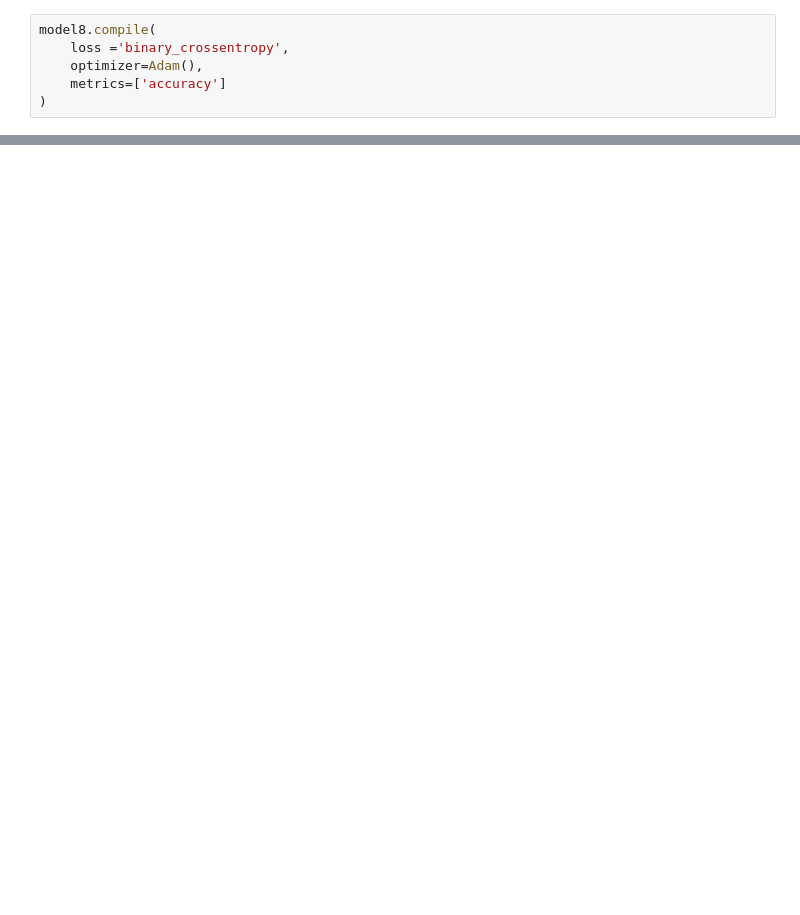
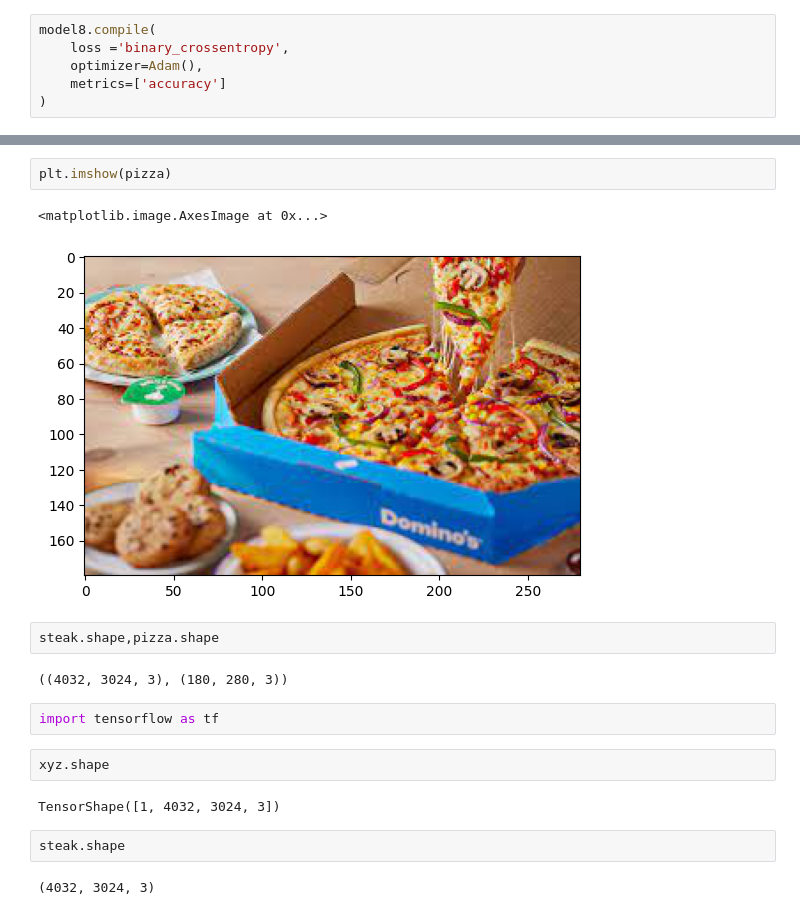
Before and after one commit to KrishnaSChavan/MachineLearning, a Jupyter notebook: CNN_1.ipynb, the cells around one changed output, grey strips where cells are left out. Cells and saved outputs as stored; diff of their text form; blank space fills up the shorter version.

```diff
--- a/CNN_1.ipynb
+++ b/CNN_1.ipynb
@@ -904,0 +1034,19 @@ loss_curve(history8)
+# %%
+plt.imshow(pizza)
+# %% [output]
+<matplotlib.image.AxesImage at 0x...>
+[figure, added]
+# %%
+steak.shape,pizza.shape
+# %% [output]
+((4032, 3024, 3), (180, 280, 3))
+# %%
+import tensorflow as tf
+# %%
+xyz.shape
+# %% [output]
+TensorShape([1, 4032, 3024, 3])
+# %%
+steak.shape
+# %% [output]
+(4032, 3024, 3)
```
Also changed, not shown: parts of 32 cells of this notebook.
